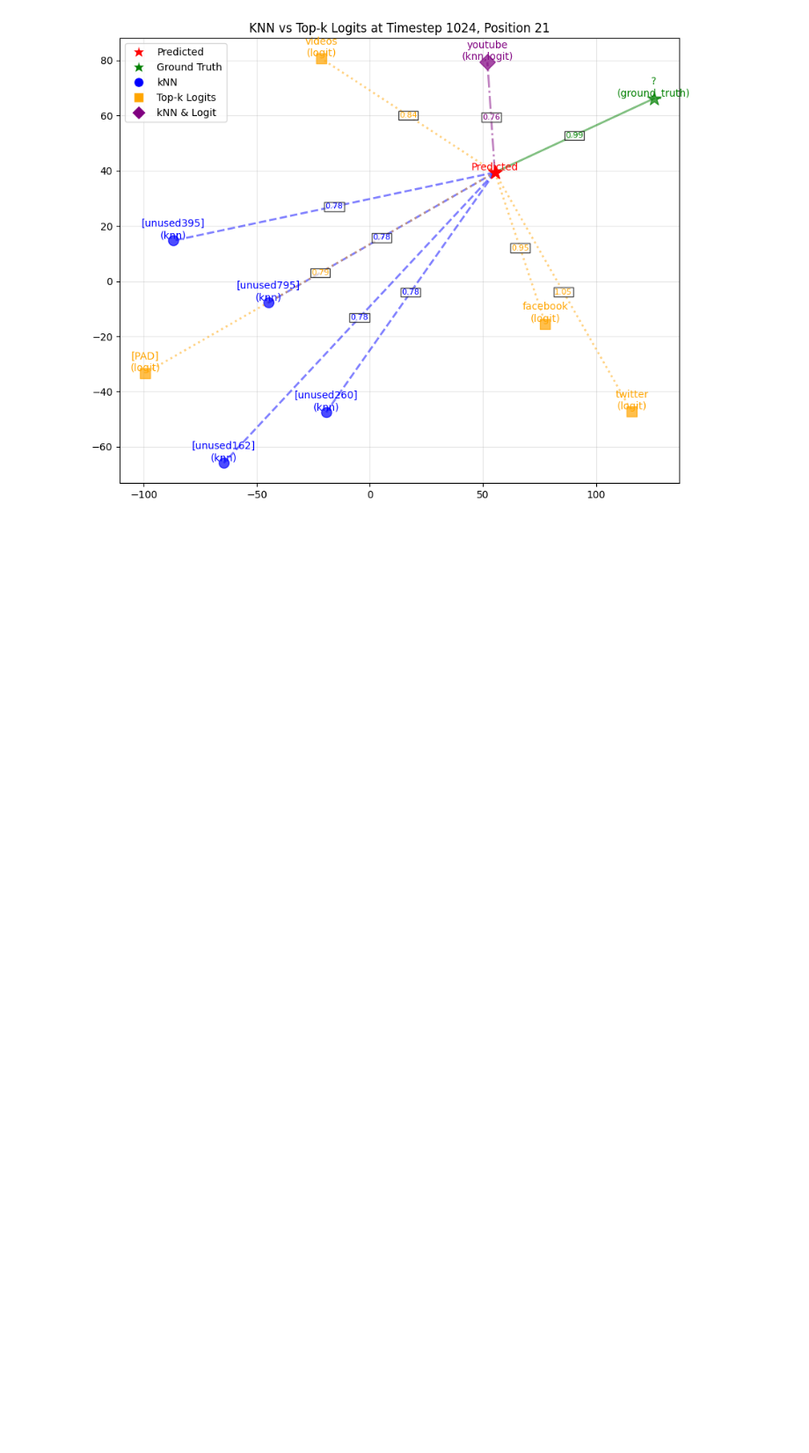
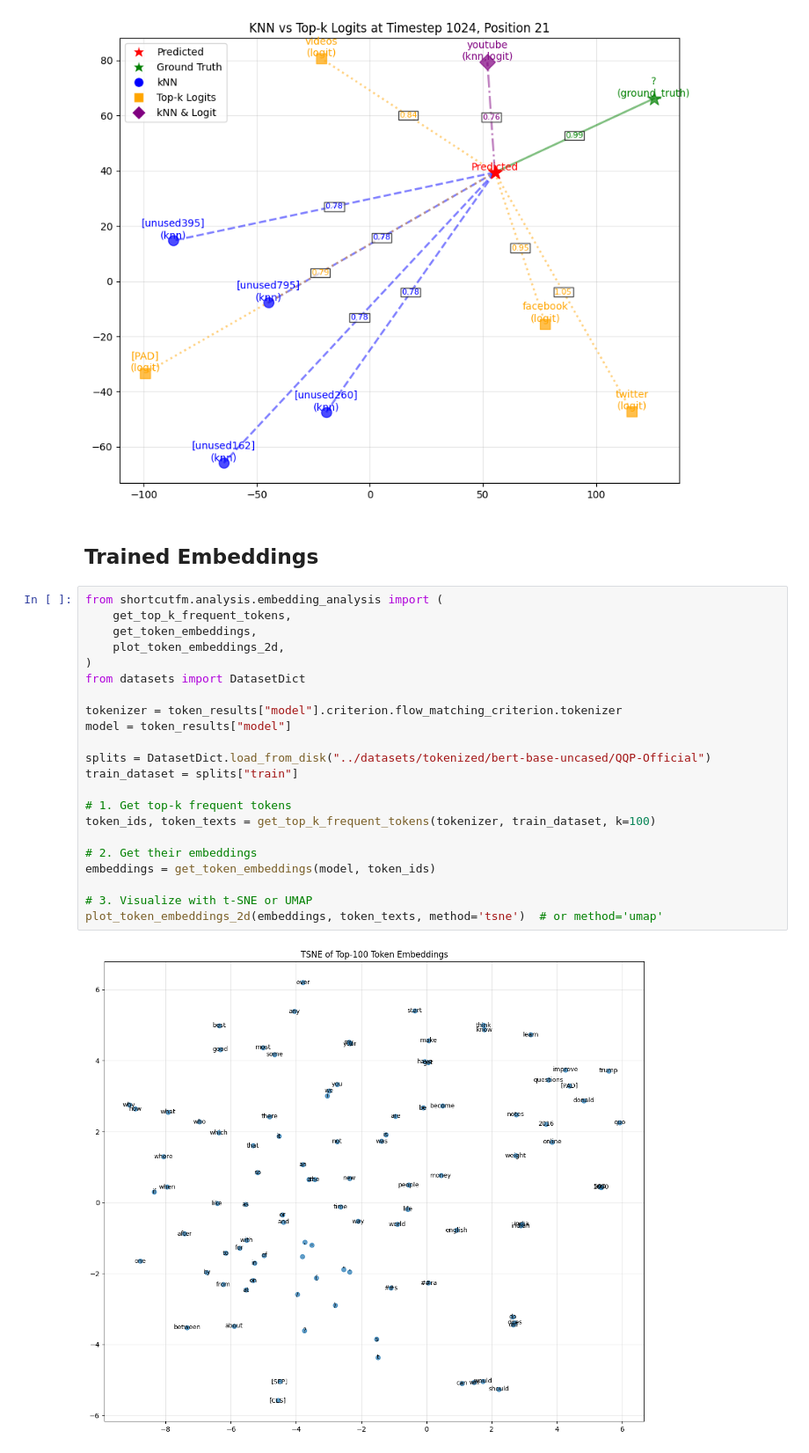
Before and after one commit to jwarczynski/ShortcutFM, a Jupyter notebook: notebooks/token_analysis_example.ipynb, the cells around one changed output. Shown at 88% size. Saved outputs shown, nothing was run; the diff lists cells and outputs as text; blank space fills up the shorter version.

Commit message:
feat: add embedding analysis

```diff
--- a/notebooks/token_analysis_example.ipynb
+++ b/notebooks/token_analysis_example.ipynb
@@ -631,3 +634,29 @@ for pos in range(1, 10):
 [figure]
 [figure]
 [figure]
+# %% [markdown]
+## Trained Embeddings
+# %%
+from shortcutfm.analysis.embedding_analysis import (
+    get_top_k_frequent_tokens,
+    get_token_embeddings,
+    plot_token_embeddings_2d,
+)
+from datasets import DatasetDict
+
+tokenizer = token_results["model"].criterion.flow_matching_criterion.tokenizer
+model = token_results["model"]
+
+splits = DatasetDict.load_from_disk("../datasets/tokenized/bert-base-uncased/QQP-Official")
+train_dataset = splits["train"]
+
+# 1. Get top-k frequent tokens
+token_ids, token_texts = get_top_k_frequent_tokens(tokenizer, train_dataset, k=100)
+
+# 2. Get their embeddings
+embeddings = get_token_embeddings(model, token_ids)
+
+# 3. Visualize with t-SNE or UMAP
+plot_token_embeddings_2d(embeddings, token_texts, method='tsne')  # or method='umap'
+# %% [output]
+[figure, added]
```
Also changed, not shown: parts of 6 cells of this notebook, 2 other files.
